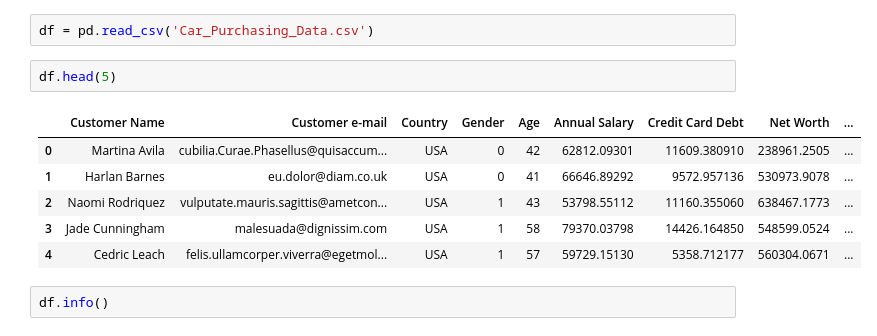
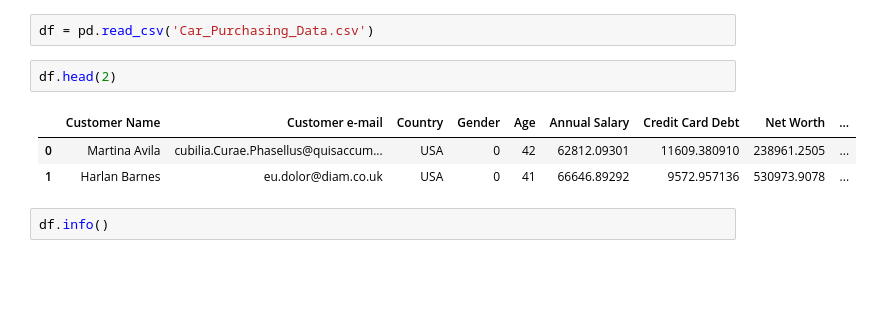
Before and after one commit to natthawit-jan/car_price_prediction_proj, a Jupyter notebook: car_prediction.ipynb, the cells around one changed output. Drawn from its saved outputs; the diff is of its cells as text; blank space fills up the shorter version.

```diff
--- a/car_prediction.ipynb
+++ b/car_prediction.ipynb
@@ -7,14 +7,11 @@ import seaborn as sns
 # %%
 df = pd.read_csv('Car_Purchasing_Data.csv')
 # %%
-df.head(5)
+df.head(2)
 # %% [output]
 |  | Customer Name | Customer e-mail | Country | Gender | Age | Annual Salary | Credit Card Debt | Net Worth | ... |
 | 0 | Martina Avila | cubilia.Curae.Phasellus@quisaccum... | USA | 0 | 42 | 62812.09301 | 11609.380910 | 238961.2505 | ... |
 | 1 | Harlan Barnes | eu.dolor@diam.co.uk | USA | 0 | 41 | 66646.89292 | 9572.957136 | 530973.9078 | ... |
-| 2 | Naomi Rodriquez | vulputate.mauris.sagittis@ametcon... | USA | 1 | 43 | 53798.55112 | 11160.355060 | 638467.1773 | ... |
-| 3 | Jade Cunningham | malesuada@dignissim.com | USA | 1 | 58 | 79370.03798 | 14426.164850 | 548599.0524 | ... |
-| 4 | Cedric Leach | felis.ullamcorper.viverra@egetmol... | USA | 1 | 57 | 59729.15130 | 5358.712177 | 560304.0671 | ... |
 # %%
 df.info()
 # %% [output]
```
